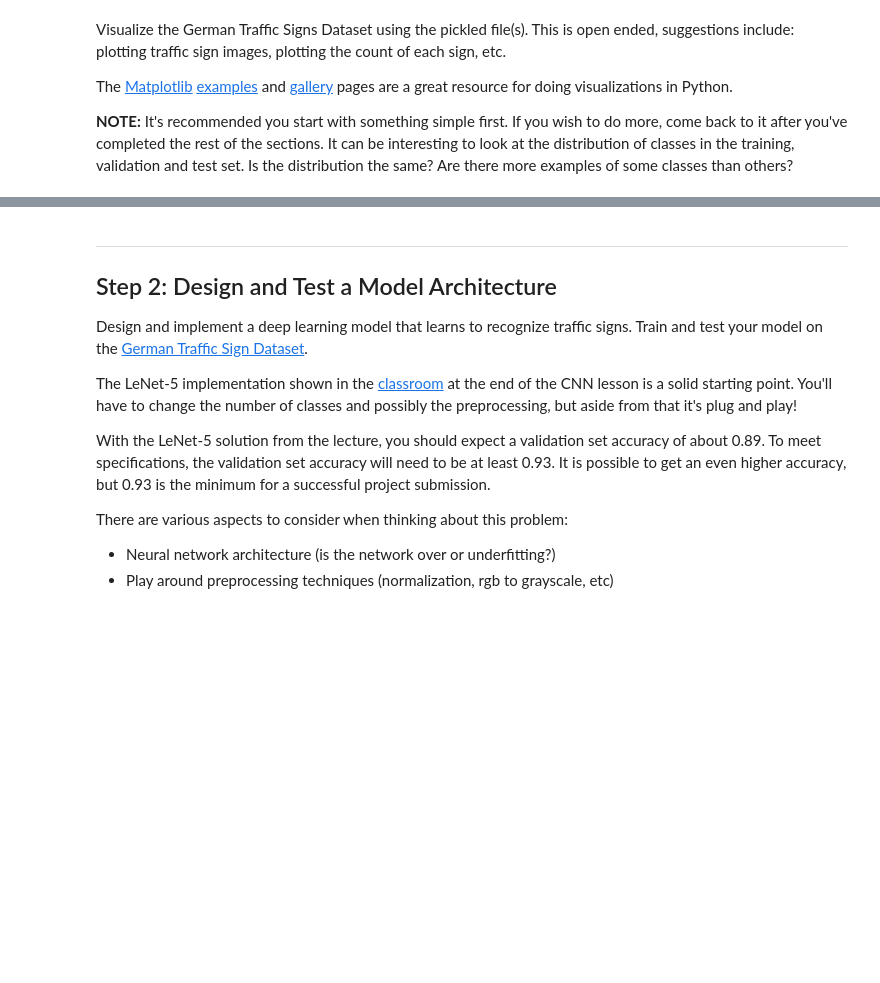
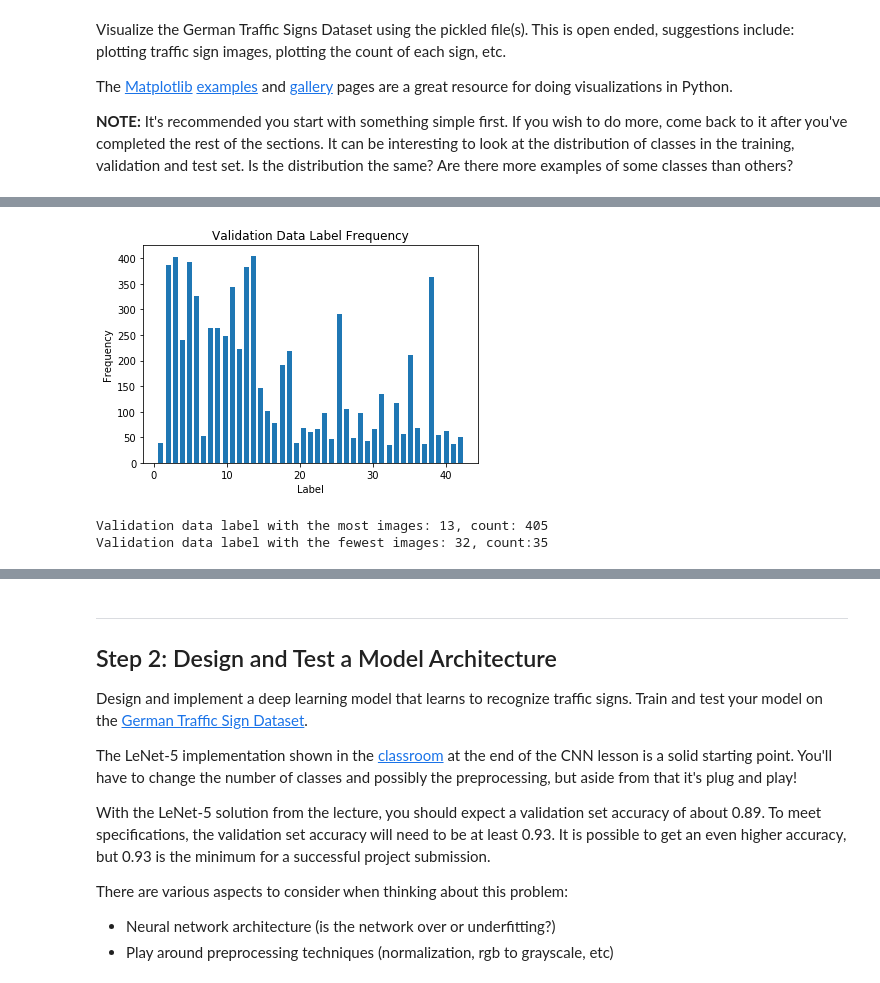
Before and after one commit to JJMats/traffic_sign_classifier, a Jupyter notebook: Traffic_Sign_Classifier.ipynb, the cells around one changed output, grey strips where cells are left out. Cells and saved outputs as stored; diff of their text form; code cells hidden in the pictures; blank space fills up the shorter version.

```diff
--- a/Traffic_Sign_Classifier.ipynb
+++ b/Traffic_Sign_Classifier.ipynb
@@ -125,0 +177,20 @@ Label: 23
+# %%
+# Plot a histogram of the frequency of each label in the validation data set
+fig, ax = plt.subplots()
+hist2, bins = np.histogram(y_validation, bins=n_classes)
+width = 0.7*(bins[1] - bins[0])
+center = (bins[:1] + bins[1:])
+plt.bar(center, hist2, align='center', width=width)
+plt.title("Validation Data Label Frequency")
+plt.xlabel("Label")
+plt.ylabel("Frequency")
+plt.show()
+fig.savefig("output_images/valid_data_hist.png")
+
+#Display minimum and maximum labels
+print("Validation data label with the most images: {}, count: {}".format(np.argmax(hist2), np.max(hist2)))
+print("Validation data label with the fewest images: {}, count:{}".format(np.argmin(hist2), np.min(hist2)))
+# %% [output]
+[figure, added]
+Validation data label with the most images: 13, count: 405
+Validation data label with the fewest images: 32, count:35
```
Also changed, not shown: parts of 23 cells of this notebook, 27 other files.
